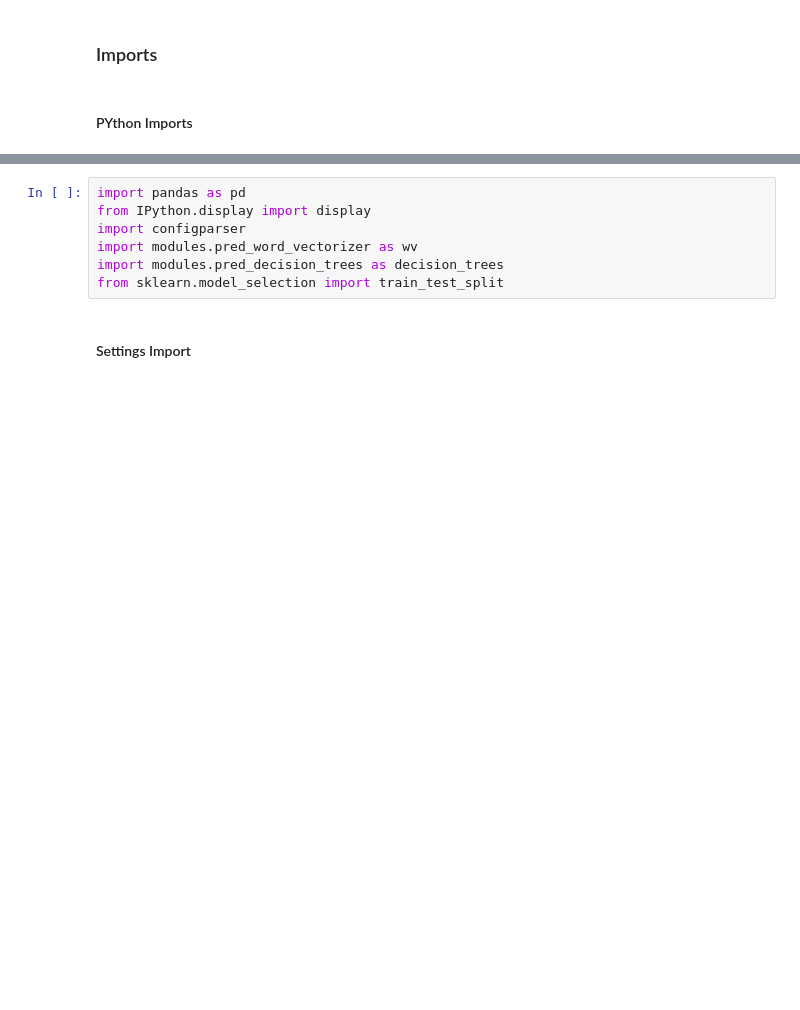
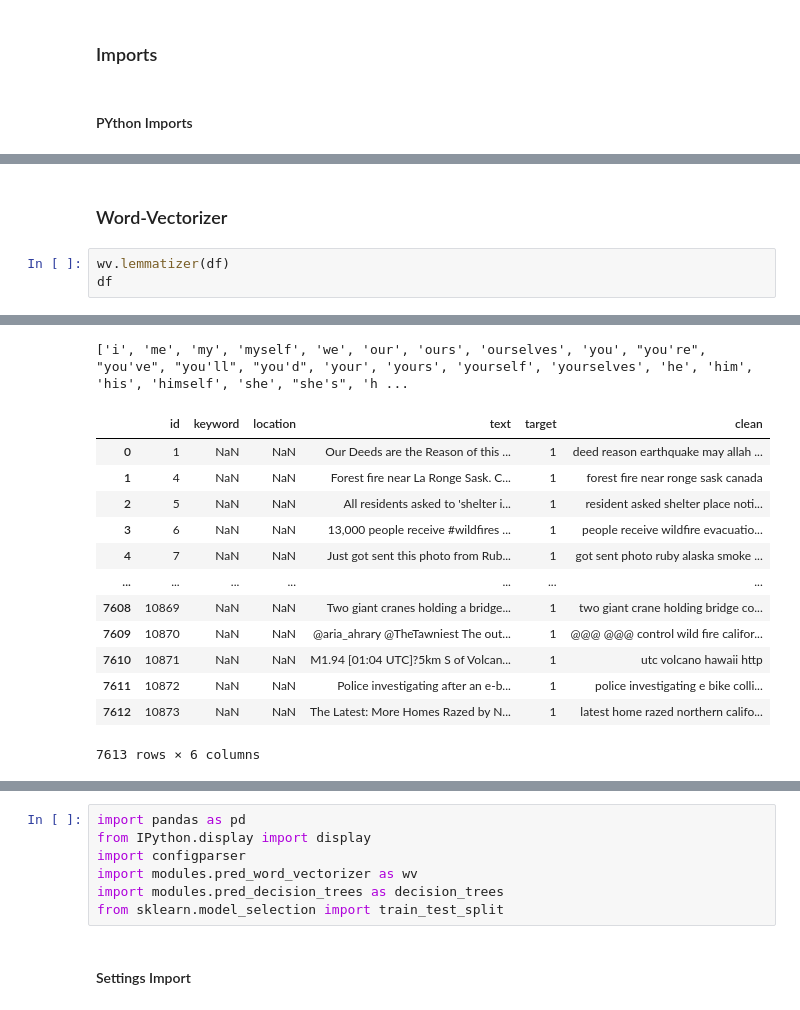
Before and after one commit to Parn1984/Twitter-Disaster-Detection, a Jupyter notebook: main.ipynb, the cells around one changed output, grey strips where cells are left out. Drawn from its saved outputs; the diff is of its cells as text; blank space fills up the shorter version.

```diff
--- a/main.ipynb
+++ b/main.ipynb
@@ -8,0 +53,6 @@
+# %% [markdown]
+### Word-Vectorizer
+# %%
+wv.lemmatizer(df)
+df
+# %% [output]
@@ -8,0 +63,14 @@
+['i', 'me', 'my', 'myself', 'we', 'our', 'ours', 'ourselves', 'you', "you're", "you've", "you'll", "you'd", 'your', 'yours', 'yourself', 'yourselves', 'he', 'him', 'his', 'himself', 'she', "she's", 'h ...
+|  | id | keyword | location | text | target | clean |
+| 0 | 1 | NaN | NaN | Our Deeds are the Reason of this ... | 1 | deed reason earthquake may allah ... |
+| 1 | 4 | NaN | NaN | Forest fire near La Ronge Sask. C... | 1 | forest fire near ronge sask canada |
+| 2 | 5 | NaN | NaN | All residents asked to 'shelter i... | 1 | resident asked shelter place noti... |
+| 3 | 6 | NaN | NaN | 13,000 people receive #wildfires ... | 1 | people receive wildfire evacuatio... |
+| 4 | 7 | NaN | NaN | Just got sent this photo from Rub... | 1 | got sent photo ruby alaska smoke ... |
+| ... | ... | ... | ... | ... | ... | ... |
+| 7608 | 10869 | NaN | NaN | Two giant cranes holding a bridge... | 1 | two giant crane holding bridge co... |
+| 7609 | 10870 | NaN | NaN | @aria_ahrary @TheTawniest The out... | 1 | @@@ @@@ control wild fire califor... |
+| 7610 | 10871 | NaN | NaN | M1.94 [01:04 UTC]?5km S of Volcan... | 1 | utc volcano hawaii http |
+| 7611 | 10872 | NaN | NaN | Police investigating after an e-b... | 1 | police investigating e bike colli... |
+| 7612 | 10873 | NaN | NaN | The Latest: More Homes Razed by N... | 1 | latest home razed northern califo... |
+7613 rows × 6 columns
```
Also changed, not shown: parts of 19 cells of this notebook.
